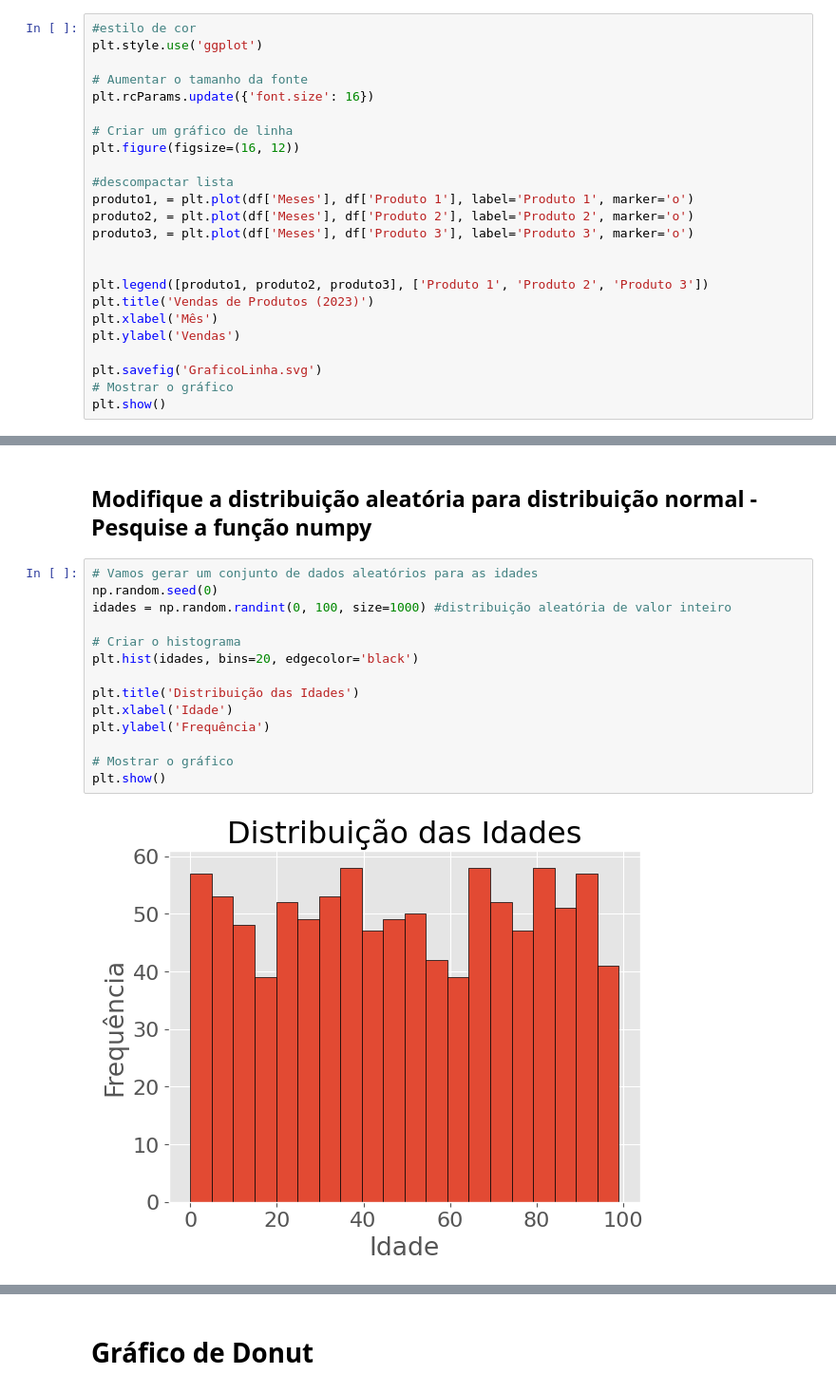
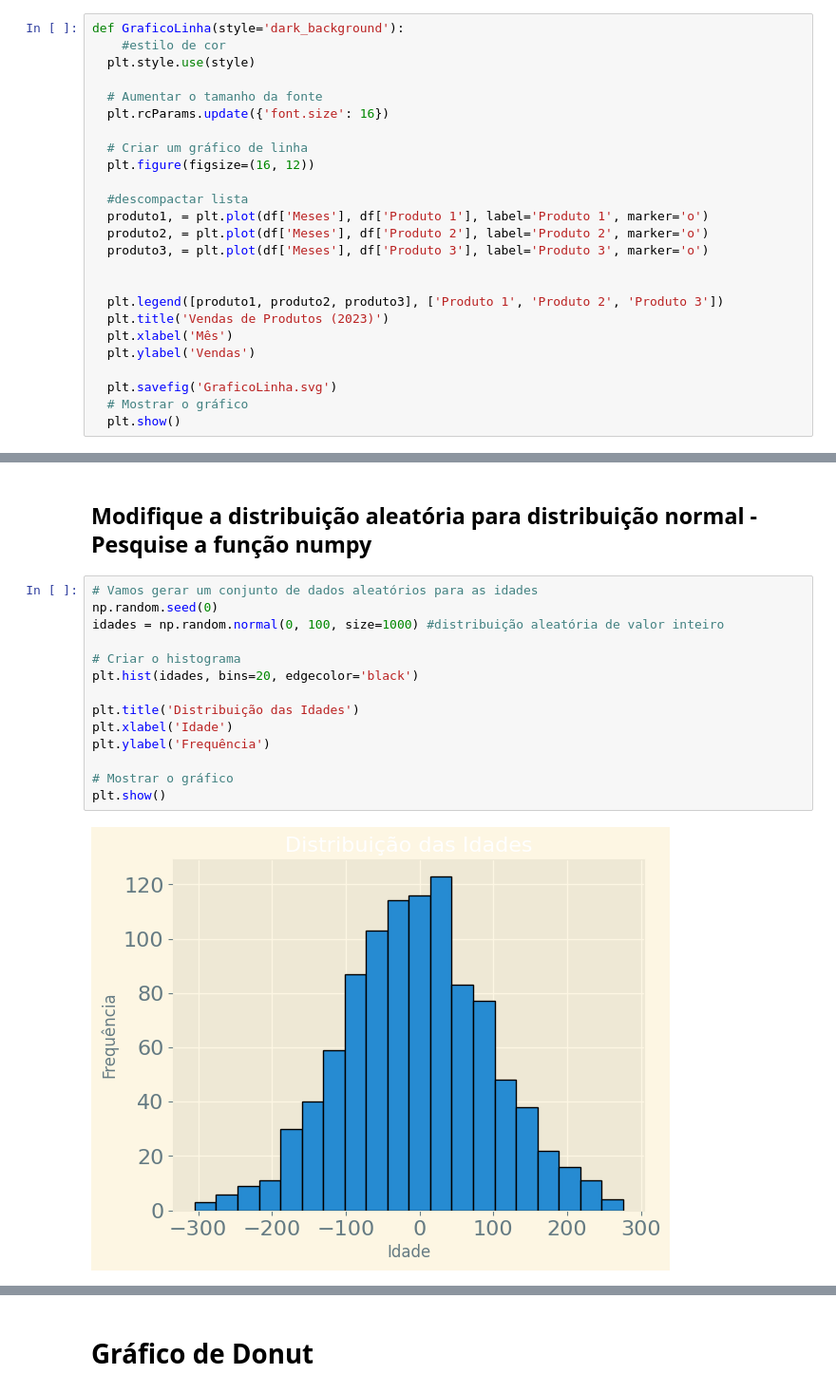
Before and after one commit to DanielBrisch/AtividadesMineracao, a Jupyter notebook: Tipos_de_Gráficos_Roteiro.ipynb, the cells around one changed output, grey strips where cells are left out. Shown: that part at 95% size. Drawn from its saved outputs; the diff is of its cells as text.

```diff
--- a/Tipos_de_Gráficos_Roteiro.ipynb
+++ b/Tipos_de_Gráficos_Roteiro.ipynb
@@ -33,26 +38,27 @@ df
 | 10 | Nov | 240 | 230 | 215 |
 | 11 | Dez | 260 | 250 | 230 |
 # %%
-#estilo de cor
-plt.style.use('ggplot')
+def GraficoLinha(style='dark_background'):
+    #estilo de cor
+  plt.style.use(style)
 
-# Aumentar o tamanho da fonte
-plt.rcParams.update({'font.size': 16})
+  # Aumentar o tamanho da fonte
+  plt.rcParams.update({'font.size': 16})
 
-# Criar um gráfico de linha
-plt.figure(figsize=(16, 12))
+  # Criar um gráfico de linha
+  plt.figure(figsize=(16, 12))
 
-#descompactar lista
-produto1, = plt.plot(df['Meses'], df['Produto 1'], label='Produto 1', marker='o')
-produto2, = plt.plot(df['Meses'], df['Produto 2'], label='Produto 2', marker='o')
-produto3, = plt.plot(df['Meses'], df['Produto 3'], label='Produto 3', marker='o')
+  #descompactar lista
+  produto1, = plt.plot(df['Meses'], df['Produto 1'], label='Produto 1', marker='o')
+  produto2, = plt.plot(df['Meses'], df['Produto 2'], label='Produto 2', marker='o')
+  produto3, = plt.plot(df['Meses'], df['Produto 3'], label='Produto 3', marker='o')
 
 
-plt.legend([produto1, produto2, produto3], ['Produto 1', 'Produto 2', 'Produto 3'])
-plt.title('Vendas de Produtos (2023)')
-plt.xlabel('Mês')
-plt.ylabel('Vendas')
+  plt.legend([produto1, produto2, produto3], ['Produto 1', 'Produto 2', 'Produto 3'])
+  plt.title('Vendas de Produtos (2023)')
+  plt.xlabel('Mês')
+  plt.ylabel('Vendas')
 
-plt.savefig('GraficoLinha.svg')
-# Mostrar o gráfico
-plt.show()
+  plt.savefig('GraficoLinha.svg')
+  # Mostrar o gráfico
+  plt.show()
@@ -169,19 +245,19 @@ R:
 # %%
 # Vamos gerar um conjunto de dados aleatórios para as idades
 np.random.seed(0)
-idades = np.random.randint(0, 100, size=1000) #distribuição aleatória de valor inteiro
+idades = np.random.normal(0, 100, size=1000) #distribuição aleatória de valor inteiro
 
 # Criar o histograma
 plt.hist(idades, bins=20, edgecolor='black')
 
 plt.title('Distribuição das Idades')
 plt.xlabel('Idade')
 plt.ylabel('Frequência')
 
 # Mostrar o gráfico
 plt.show()
 # %% [output]
-[figure, old version]
+[figure, new version]
 # %% [markdown]
 # Interprete a distribuição distribuição e compare a diferença com a distribuição normal
 
```
Also changed, not shown: parts of 18 cells of this notebook.
